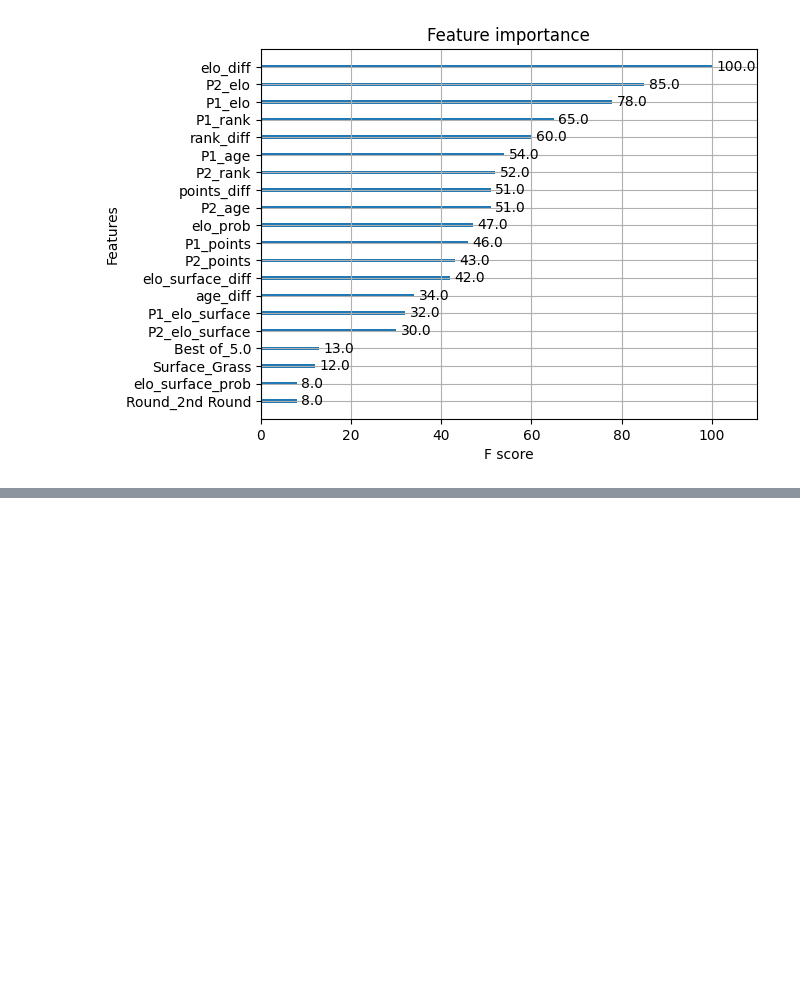
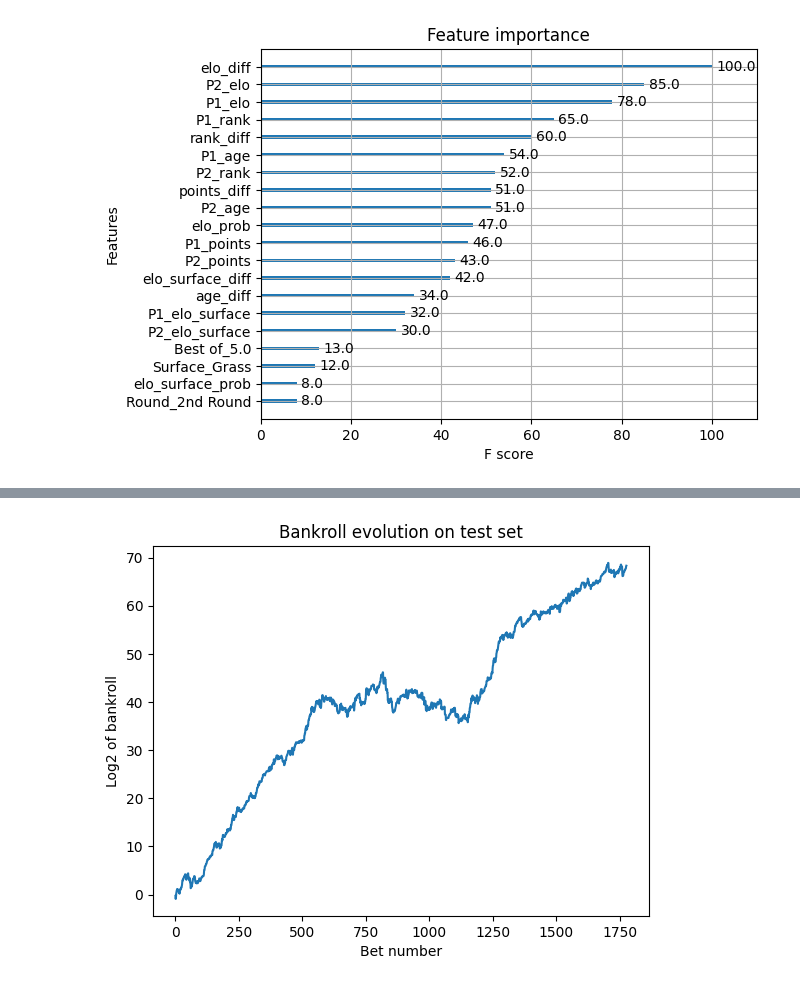
Before and after one commit to p-gourseaud/tennis-predictor, a Jupyter notebook: notebooks/2.0-pg-model.ipynb, the cells around one changed output, grey strips where cells are left out. Drawn from its saved outputs; the diff is of its cells as text; code cells hidden in the pictures; blank space fills up the shorter version.

Commit message:
docs: add bankroll evolution

```diff
--- a/notebooks/2.0-pg-model.ipynb
+++ b/notebooks/2.0-pg-model.ipynb
@@ -166,0 +171,3 @@ plt.show()
+# %%
+df = pd.read_csv(TEST_EVALUATION_PATH)
+df.head()
@@ -166,0 +182,9 @@ plt.show()
+# %%
+np.log2(df['capitals'], ).plot()
+plt.xlabel('Bet number')
+plt.ylabel('Log2 of bankroll')
+plt.title('Bankroll evolution on test set')
+plt.savefig('./reports/figures/bankroll.png', dpi=300, bbox_inches='tight')
+plt.show()
+# %% [output]
+[figure, added]
```
Also changed, not shown: parts of 3 cells of this notebook.
